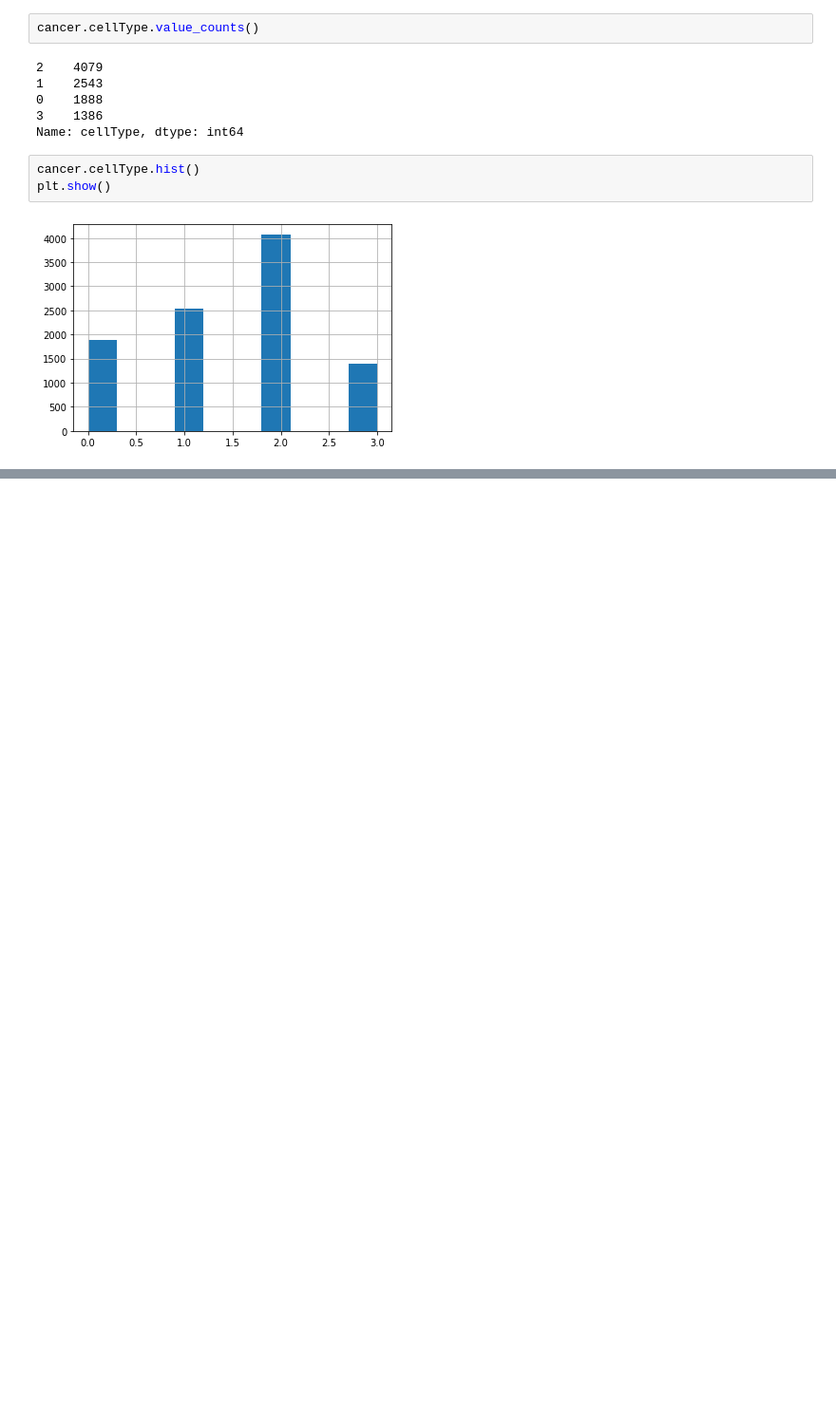
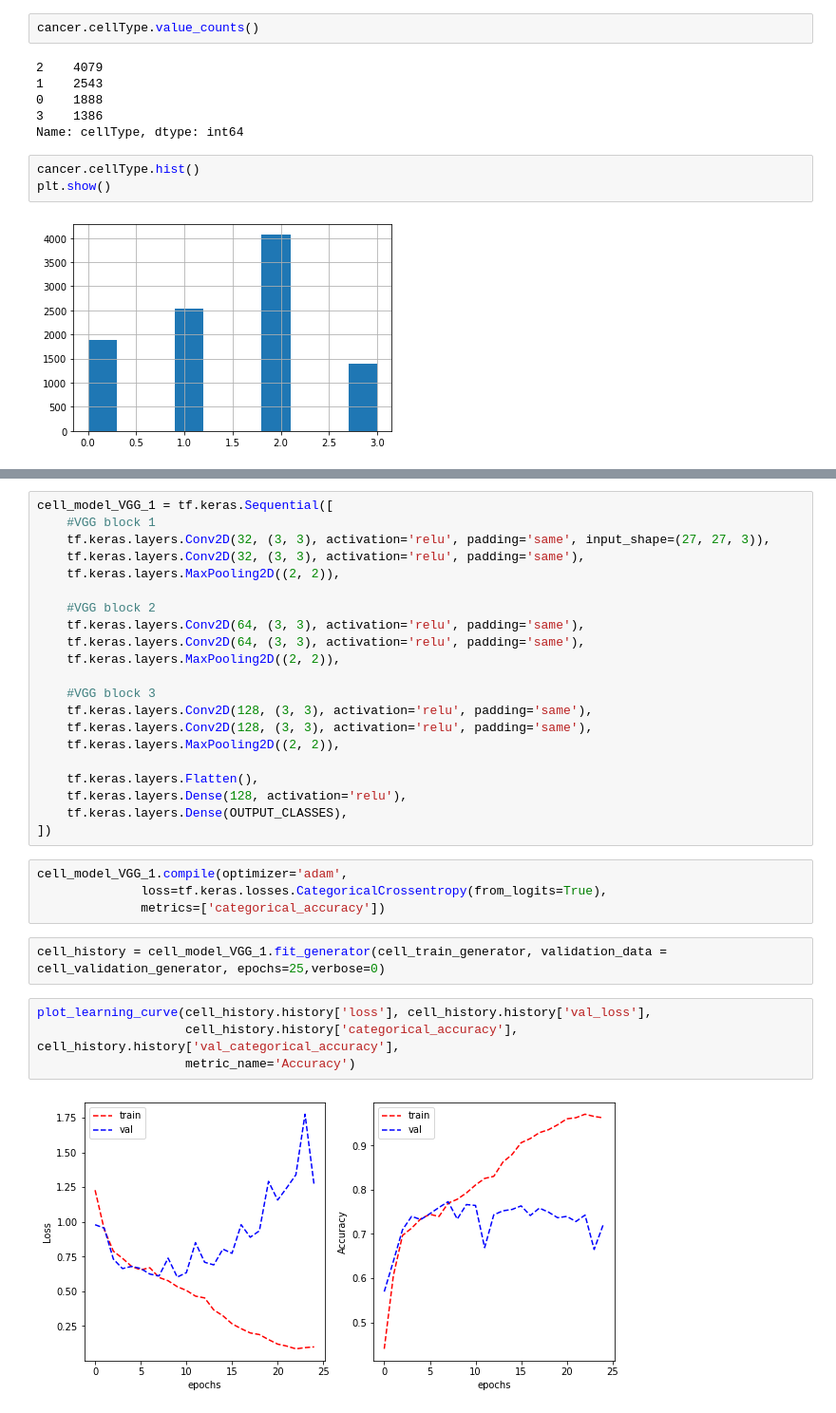
Before and after one commit to ngkarthi71/colon-cancer-analysis, a Jupyter notebook: rough.ipynb, the cells around one changed output, grey strips where cells are left out. Shown: that part at 95% size. Drawn from its saved outputs; the diff is of its cells as text; blank space fills up the shorter version.

```diff
--- a/rough.ipynb
+++ b/rough.ipynb
@@ -382,0 +447,33 @@ plt.show()
+# %%
+cell_model_VGG_1 = tf.keras.Sequential([
+    #VGG block 1
+    tf.keras.layers.Conv2D(32, (3, 3), activation='relu', padding='same', input_shape=(27, 27, 3)),
+    tf.keras.layers.Conv2D(32, (3, 3), activation='relu', padding='same'),
+    tf.keras.layers.MaxPooling2D((2, 2)),
+
+    #VGG block 2
+    tf.keras.layers.Conv2D(64, (3, 3), activation='relu', padding='same'),
+    tf.keras.layers.Conv2D(64, (3, 3), activation='relu', padding='same'),
+    tf.keras.layers.MaxPooling2D((2, 2)),
+
+    #VGG block 3
+    tf.keras.layers.Conv2D(128, (3, 3), activation='relu', padding='same'),
+    tf.keras.layers.Conv2D(128, (3, 3), activation='relu', padding='same'),
+    tf.keras.layers.MaxPooling2D((2, 2)),
+
+    tf.keras.layers.Flatten(),
+    tf.keras.layers.Dense(128, activation='relu'),
+    tf.keras.layers.Dense(OUTPUT_CLASSES),
+])
+# %%
+cell_model_VGG_1.compile(optimizer='adam',
+              loss=tf.keras.losses.CategoricalCrossentropy(from_logits=True),
+              metrics=['categorical_accuracy'])
+# %%
+cell_history = cell_model_VGG_1.fit_generator(cell_train_generator, validation_data = cell_validation_generator, epochs=25,verbose=0)
+# %%
+plot_learning_curve(cell_history.history['loss'], cell_history.history['val_loss'],
+                    cell_history.history['categorical_accuracy'], cell_history.history['val_categorical_accuracy'],
+                    metric_name='Accuracy')
+# %% [output]
+[figure, added]
```
Also changed, not shown: parts of 13 cells of this notebook.
